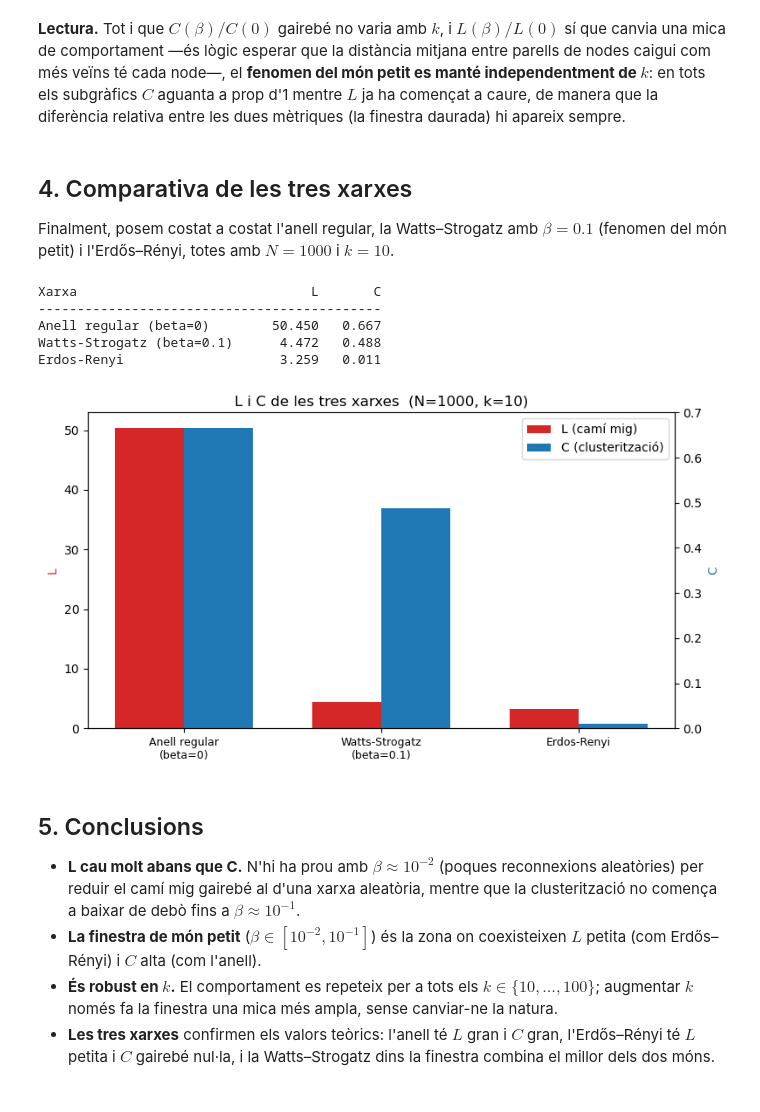
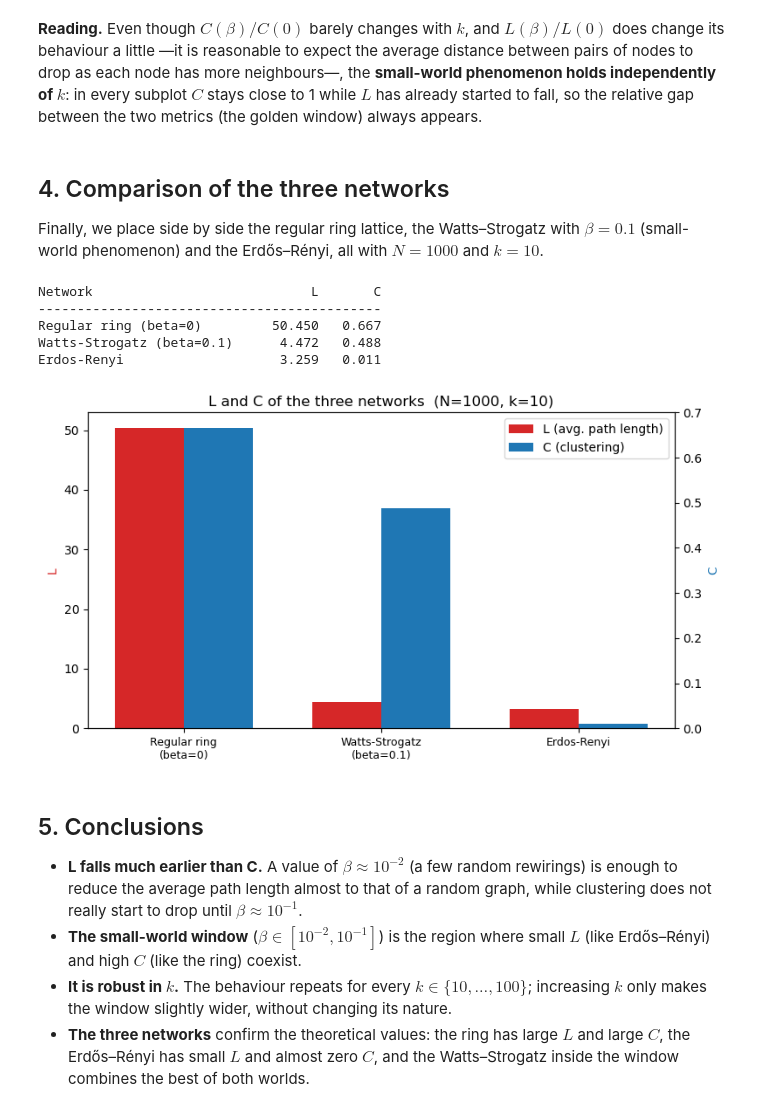
Before and after one commit to NatanSisoev/SmallWorld, a Jupyter notebook: notebooks/02_small_world_window.ipynb, the cells around one changed output. Saved outputs shown, nothing was run; the diff lists cells and outputs as text; code cells hidden in the pictures.

Commit message:
translated "02_small_world_window.ipynb" from catalan to english

```diff
--- a/notebooks/02_small_world_window.ipynb
+++ b/notebooks/02_small_world_window.ipynb
@@ -35,21 +35,21 @@ Definim els paràmetres a utilitzar per l'experiment (exactament els mateixos qu
 # %%
 N        = 1000
 K_VALUES = list(range(10, 101, 10))          # 10, 20, ..., 100
-BETAS    = [0.0001, 0.001, 0.01, 0.1, 1.0]   # escala log
+BETAS    = [0.0001, 0.001, 0.01, 0.1, 1.0]   # log scale
 SEED     = 42
-K_DEFAULT = 10                               # k que la doc obre per defecte
+K_DEFAULT = 10                               # k the docs open by default
 
 CACHE = ROOT / "data" / "metrics_analytics_data.json"
 if CACHE.exists():
     with open(CACHE, encoding="utf-8") as fh:
         data = json.load(fh)
-    print(f"Dades carregades de la cache de la documentació: {CACHE.relative_to(ROOT)}")
+    print(f"Data loaded from the documentation cache: {CACHE.relative_to(ROOT)}")
 else:
-    print("Cache no trobada; recalculant amb seed=42 (pot trigar 1-3 min)...")
+    print("Cache not found; recomputing with seed=42 (may take 1-3 min)...")
     data = compute_metrics_data(N=N, k_values=K_VALUES, betas=BETAS, seed=SEED)
 
 
 def ws_metric(k, beta, metric):
-    """L o C de la WS(N, k, beta) tal com es guarda a la cache."""
+    """L or C of WS(N, k, beta) as stored in the cache."""
     return data[str(k)]["ws"][f"{beta:g}"][metric]
 # %% [output]
@@ -147,63 +147,63 @@ plt.show()
 # %% [markdown]
-**Lectura.** Tot i que $C(\beta)/C(0)$ gairebé no varia amb $k$, i $L(\beta)/L(0)$ sí que canvia una mica de comportament —és lògic esperar que la distància mitjana entre parells de nodes caigui com més veïns té cada node—, el **fenomen del món petit es manté independentment de $k$**: en tots els subgràfics $C$ aguanta a prop d'1 mentre $L$ ja ha començat a caure, de manera que la diferència relativa entre les dues mètriques (la finestra daurada) hi apareix sempre.
+**Reading.** Even though $C(\beta)/C(0)$ barely changes with $k$, and $L(\beta)/L(0)$ does change its behaviour a little —it is reasonable to expect the average distance between pairs of nodes to drop as each node has more neighbours—, the **small-world phenomenon holds independently of $k$**: in every subplot $C$ stays close to 1 while $L$ has already started to fall, so the relative gap between the two metrics (the golden window) always appears.
 # %% [markdown]
-## 4. Comparativa de les tres xarxes
+## 4. Comparison of the three networks
 
-Finalment, posem costat a costat l'anell regular, la Watts–Strogatz amb $\beta=0.1$ (fenomen del món petit) i l'Erdős–Rényi, totes amb $N=1000$ i $k=10$.
+Finally, we place side by side the regular ring lattice, the Watts–Strogatz with $\beta=0.1$ (small-world phenomenon) and the Erdős–Rényi, all with $N=1000$ and $k=10$.
 # %%
 k = K_DEFAULT
 rows = {
-    "Anell regular (beta=0)":     (data[str(k)]["ring"]["L"], data[str(k)]["ring"]["C"]),
+    "Regular ring (beta=0)":      (data[str(k)]["ring"]["L"], data[str(k)]["ring"]["C"]),
     "Watts-Strogatz (beta=0.1)":  (ws_metric(k, 0.1, "L"),    ws_metric(k, 0.1, "C")),
     "Erdos-Renyi":                (data[str(k)]["er"]["L"],   data[str(k)]["er"]["C"]),
 }
 
-print(f"{'Xarxa':<28}{'L':>8}{'C':>8}")
+print(f"{'Network':<28}{'L':>8}{'C':>8}")
 print("-" * 44)
 for name, (L, C) in rows.items():
     print(f"{name:<28}{L:>8.3f}{C:>8.3f}")
 # %% [output]
-Xarxa                              L       C
+Network                            L       C
 --------------------------------------------
-Anell regular (beta=0)        50.450   0.667
+Regular ring (beta=0)         50.450   0.667
 Watts-Strogatz (beta=0.1)      4.472   0.488
 Erdos-Renyi                    3.259   0.011
 # %%
 names = list(rows.keys())
 Ls = [rows[n][0] for n in names]
 Cs = [rows[n][1] for n in names]
 x = np.arange(len(names))
 w = 0.35
 
 fig, ax1 = plt.subplots(figsize=(8, 4.5))
 ax2 = ax1.twinx()
-ax1.bar(x - w / 2, Ls, w, color="#d62728", label="L (camí mig)")
-ax2.bar(x + w / 2, Cs, w, color="#1f77b4", label="C (clusterització)")
+ax1.bar(x - w / 2, Ls, w, color="#d62728", label="L (avg. path length)")
+ax2.bar(x + w / 2, Cs, w, color="#1f77b4", label="C (clustering)")
 
 ax1.set_ylabel("L", color="#d62728")
 ax2.set_ylabel("C", color="#1f77b4")
 ax1.set_xticks(x)
 ax1.set_xticklabels([n.replace(" (", "\n(") for n in names], fontsize=9)
-ax1.set_title(f"L i C de les tres xarxes  (N={N}, k={k})")
+ax1.set_title(f"L and C of the three networks  (N={N}, k={k})")
 h1, l1 = ax1.get_legend_handles_labels()
 h2, l2 = ax2.get_legend_handles_labels()
 ax1.legend(h1 + h2, l1 + l2, loc="upper right")
 
 fig.tight_layout()
 fig.savefig(FIGURES / "02_three_networks_LC.png", dpi=150)
 plt.show()
 # %% [output]
-[figure, old version]
+[figure, new version]
 # %% [markdown]
 ## 5. Conclusions
 
-- **L cau molt abans que C.** N'hi ha prou amb $\beta \approx 10^{-2}$ (poques reconnexions
-  aleatòries) per reduir el camí mig gairebé al d'una xarxa aleatòria, mentre que la
-  clusterització no comença a baixar de debò fins a $\beta \approx 10^{-1}$.
-- **La finestra de món petit** ($\beta \in [10^{-2}, 10^{-1}]$) és la zona on coexisteixen
-  $L$ petita (com Erdős–Rényi) i $C$ alta (com l'anell).
-- **És robust en $k$.** El comportament es repeteix per a tots els $k \in \{10,\dots,100\}$;
-  augmentar $k$ només fa la finestra una mica més ampla, sense canviar-ne la natura.
-- **Les tres xarxes** confirmen els valors teòrics: l'anell té $L$ gran i $C$ gran,
-  l'Erdős–Rényi té $L$ petita i $C$ gairebé nul·la, i la Watts–Strogatz dins la finestra
-  combina el millor dels dos móns.
+- **L falls much earlier than C.** A value of $\beta \approx 10^{-2}$ (a few random
+  rewirings) is enough to reduce the average path length almost to that of a random graph, while
+  clustering does not really start to drop until $\beta \approx 10^{-1}$.
+- **The small-world window** ($\beta \in [10^{-2}, 10^{-1}]$) is the region where small
+  $L$ (like Erdős–Rényi) and high $C$ (like the ring) coexist.
+- **It is robust in $k$.** The behaviour repeats for every $k \in \{10,\dots,100\}$;
+  increasing $k$ only makes the window slightly wider, without changing its nature.
+- **The three networks** confirm the theoretical values: the ring has large $L$ and large $C$,
+  the Erdős–Rényi has small $L$ and almost zero $C$, and the Watts–Strogatz inside the window
+  combines the best of both worlds.
```
Also changed, not shown: parts of 9 cells of this notebook.
